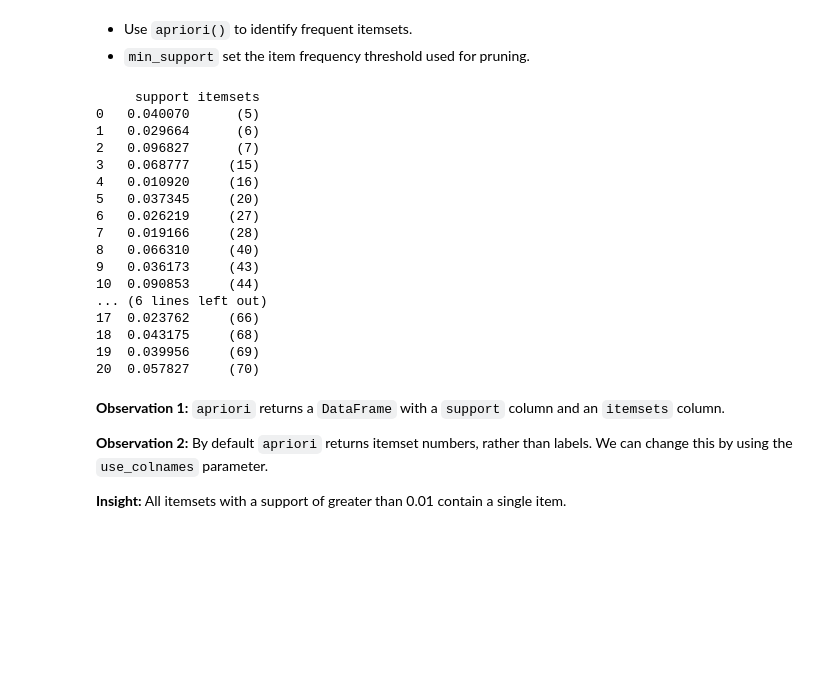
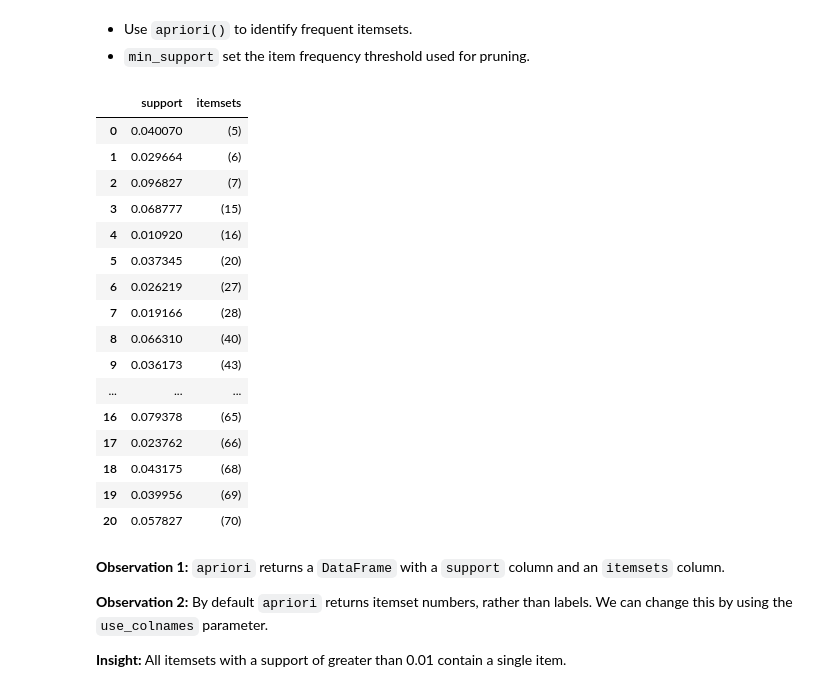
Before and after one commit to datacamp/Market-Basket-Analysis-in-python-live-training, a Jupyter notebook: notebooks/Market-Basket-Analysis-in-Python_Solution.ipynb, the cells around one changed output. Cells and saved outputs as stored; diff of their text form; code cells hidden in the pictures; blank space fills up the shorter version.

```diff
--- a/notebooks/Market-Basket-Analysis-in-Python_Solution.ipynb
+++ b/notebooks/Market-Basket-Analysis-in-Python_Solution.ipynb
@@ -506,29 +521,29 @@ confidence('health_beauty','sports_leisure')
 # %%
 from mlxtend.frequent_patterns import apriori
 
 # Apply apriori algorithm to data.
 frequent_itemsets = apriori(onehot, min_support = 0.01)
 
 # Print frequent itemsets.
-print(frequent_itemsets)
+frequent_itemsets
 # %% [output]
-     support itemsets
-0   0.040070      (5)
-1   0.029664      (6)
-2   0.096827      (7)
-3   0.068777     (15)
-4   0.010920     (16)
-5   0.037345     (20)
-6   0.026219     (27)
-7   0.019166     (28)
-8   0.066310     (40)
-9   0.036173     (43)
-10  0.090853     (44)
-... (6 lines left out)
-17  0.023762     (66)
-18  0.043175     (68)
-19  0.039956     (69)
-20  0.057827     (70)
+|  | support | itemsets |
+| 0 | 0.040070 | (5) |
+| 1 | 0.029664 | (6) |
+| 2 | 0.096827 | (7) |
+| 3 | 0.068777 | (15) |
+| 4 | 0.010920 | (16) |
+| 5 | 0.037345 | (20) |
+| 6 | 0.026219 | (27) |
+| 7 | 0.019166 | (28) |
+| 8 | 0.066310 | (40) |
+| 9 | 0.036173 | (43) |
+| ... | ... | ... |
+| 16 | 0.079378 | (65) |
+| 17 | 0.023762 | (66) |
+| 18 | 0.043175 | (68) |
+| 19 | 0.039956 | (69) |
+| 20 | 0.057827 | (70) |
 # %% [markdown]
 **Observation 1:** `apriori` returns a `DataFrame` with a `support` column and an `itemsets` column.
 
```
Also changed, not shown: parts of 15 cells of this notebook.
